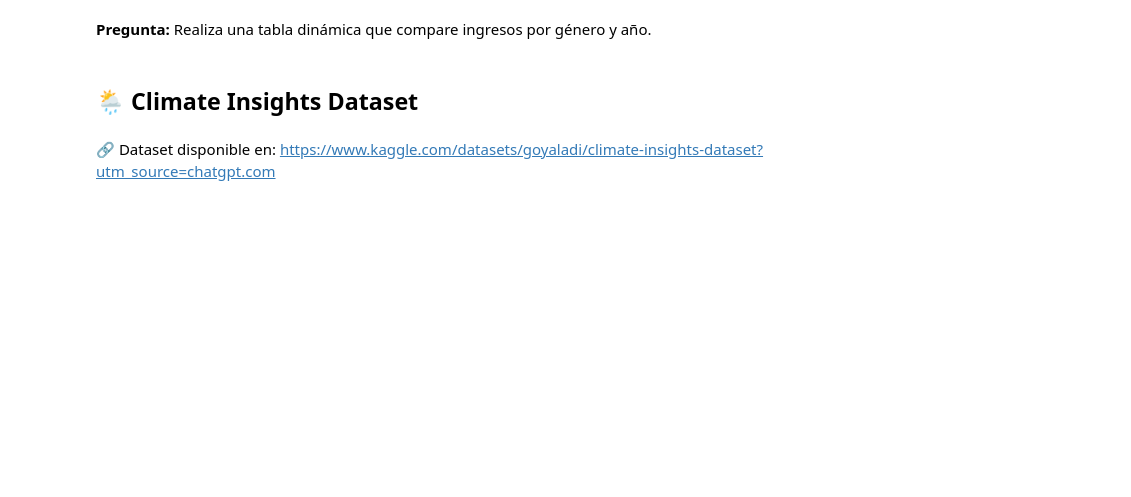
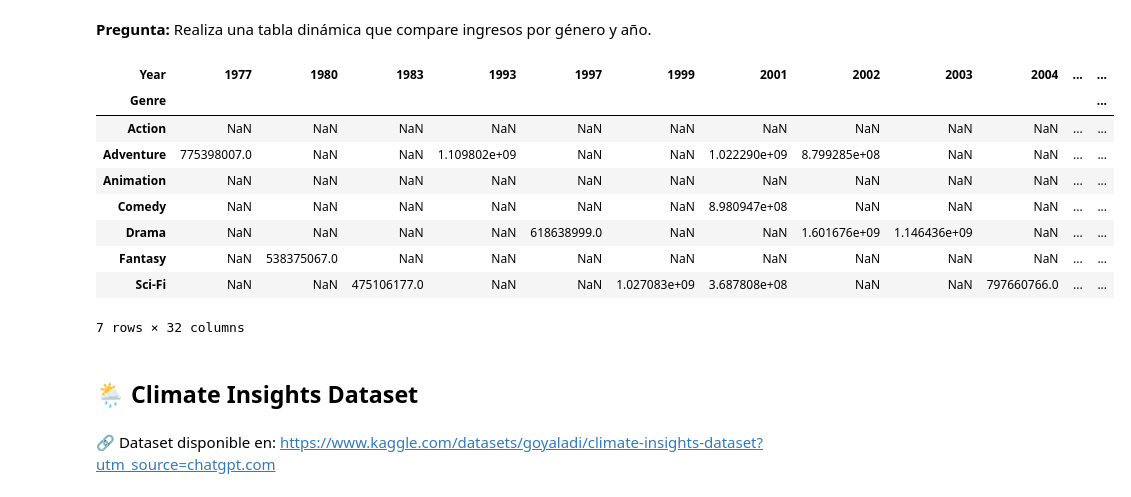
Before and after one commit to JoseOswaldo002/AnaliticadeDatosNegociosDigitales, a Jupyter notebook: 03-Tratamiento_y_exloracion_de_los_datos/03-practica_pandas_visualizacion/practicas-con-datasets-kaggle.ipynb, the cells around one changed output. Saved outputs shown, nothing was run; the diff lists cells and outputs as text; code cells hidden in the pictures; blank space fills up the shorter version.

```diff
--- a/03-Tratamiento_y_exloracion_de_los_datos/03-practica_pandas_visualizacion/practicas-con-datasets-kaggle.ipynb
+++ b/03-Tratamiento_y_exloracion_de_los_datos/03-practica_pandas_visualizacion/practicas-con-datasets-kaggle.ipynb
@@ -145,3 +280,6 @@ np.int64(0)
 ## 🎬 The Movies Dataset
 # %% [markdown]
 🔗 Dataset disponible en: [https://www.kaggle.com/datasets/rounakbanik/the-movies-dataset?utm_source=chatgpt.com](https://www.kaggle.com/datasets/rounakbanik/the-movies-dataset?utm_source=chatgpt.com)
+# %%
+movies_df = pd.read_csv('./DataSets/MovieFranchises.csv')
+movies_df.head(5)
@@ -155,0 +329,3 @@ np.int64(0)
+# %%
+# Transformar el tipo de dato de Lifetime Gross
+movies_df['Lifetime Gross'] = pd.to_numeric(movies_df['Lifetime Gross'], errors='coerce')
@@ -155,0 +349,2 @@ np.int64(0)
+# %%
+movies_df['Profit'] = movies_df['Lifetime Gross'] - movies_df['Budget']
@@ -157,3 +363,11 @@ np.int64(0)
 **Pregunta:** ¿Cuántas películas hay por género?
 # %%
 # Tu código aquí
+# No hay un genero en este DataSet solo que le lo agreguemos
+# Crear una nueva base
+movies_genero_df = movies_df.copy()
+
+# Asignar género aleatorio solo en la copia
+generos = ['Action', 'Comedy', 'Drama', 'Fantasy', 'Sci-Fi', 'Animation', 'Adventure']
+np.random.seed(42)
+movies_genero_df['Genre'] = np.random.choice(generos, size=len(movies_genero_df))
@@ -176,3 +452,18 @@ np.int64(0)
+# %%
+pivot_genero_anio = pd.pivot_table(movies_genero_df,values='Lifetime Gross',index='Genre',columns='Year',aggfunc='sum')
+
+pivot_genero_anio
+# %% [output]
+| Year | 1977 | 1980 | 1983 | 1993 | 1997 | 1999 | 2001 | 2002 | 2003 | 2004 | ... | ... |
+| Genre |  |  |  |  |  |  |  |  |  |  |  | ... |
+| Action | NaN | NaN | NaN | NaN | NaN | NaN | NaN | NaN | NaN | NaN | ... | ... |
+| Adventure | 775398007.0 | NaN | NaN | 1.109802e+09 | NaN | NaN | 1.022290e+09 | 8.799285e+08 | NaN | NaN | ... | ... |
+| Animation | NaN | NaN | NaN | NaN | NaN | NaN | NaN | NaN | NaN | NaN | ... | ... |
+| Comedy | NaN | NaN | NaN | NaN | NaN | NaN | 8.980947e+08 | NaN | NaN | NaN | ... | ... |
+| Drama | NaN | NaN | NaN | NaN | 618638999.0 | NaN | NaN | 1.601676e+09 | 1.146436e+09 | NaN | ... | ... |
+| Fantasy | NaN | 538375067.0 | NaN | NaN | NaN | NaN | NaN | NaN | NaN | NaN | ... | ... |
+| Sci-Fi | NaN | NaN | 475106177.0 | NaN | NaN | 1.027083e+09 | 3.687808e+08 | NaN | NaN | 797660766.0 | ... | ... |
+7 rows × 32 columns
 # %% [markdown]
 ## 🌦️ Climate Insights Dataset
 # %% [markdown]
```
Also changed, not shown: parts of 52 cells of this notebook, 5 other files.
